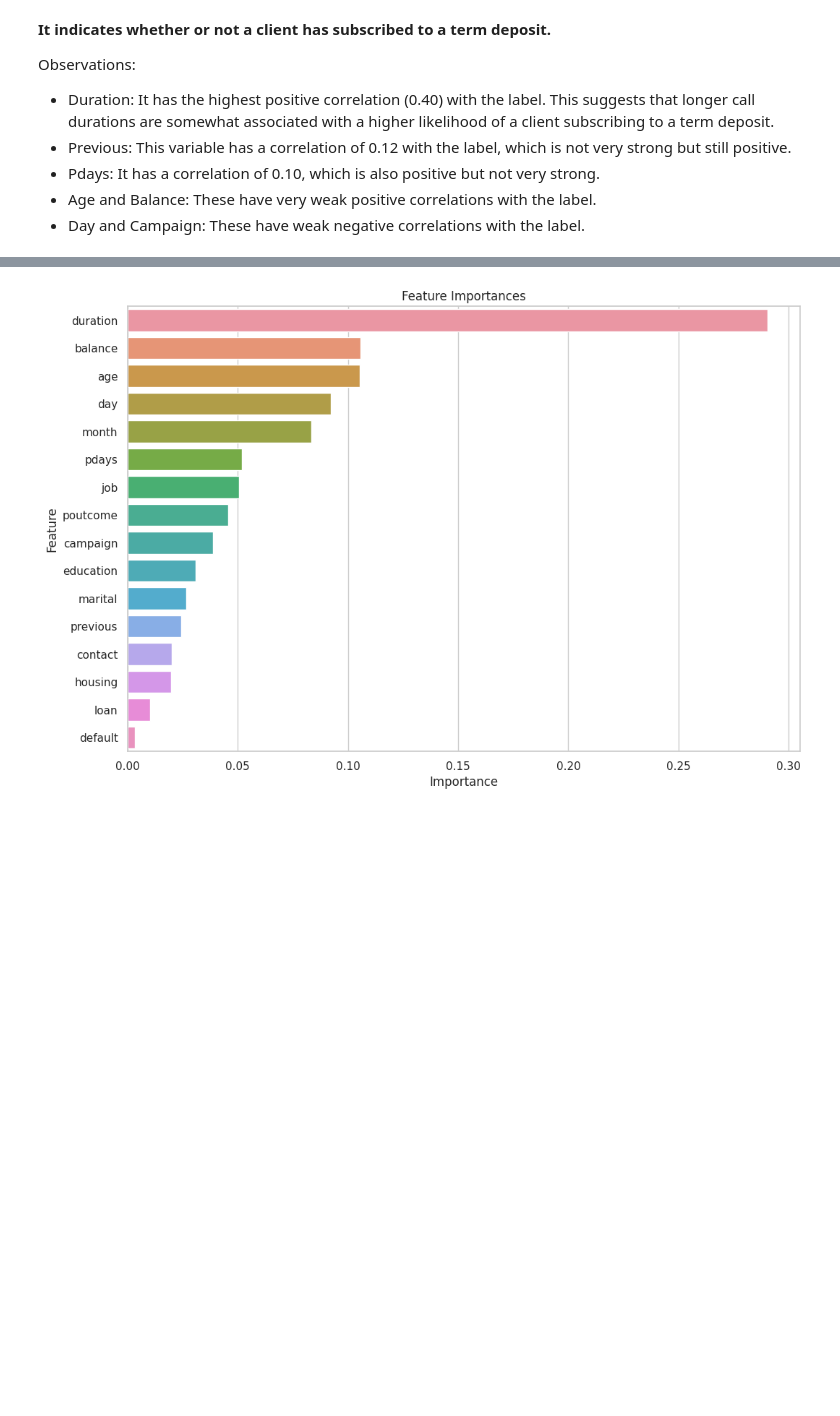
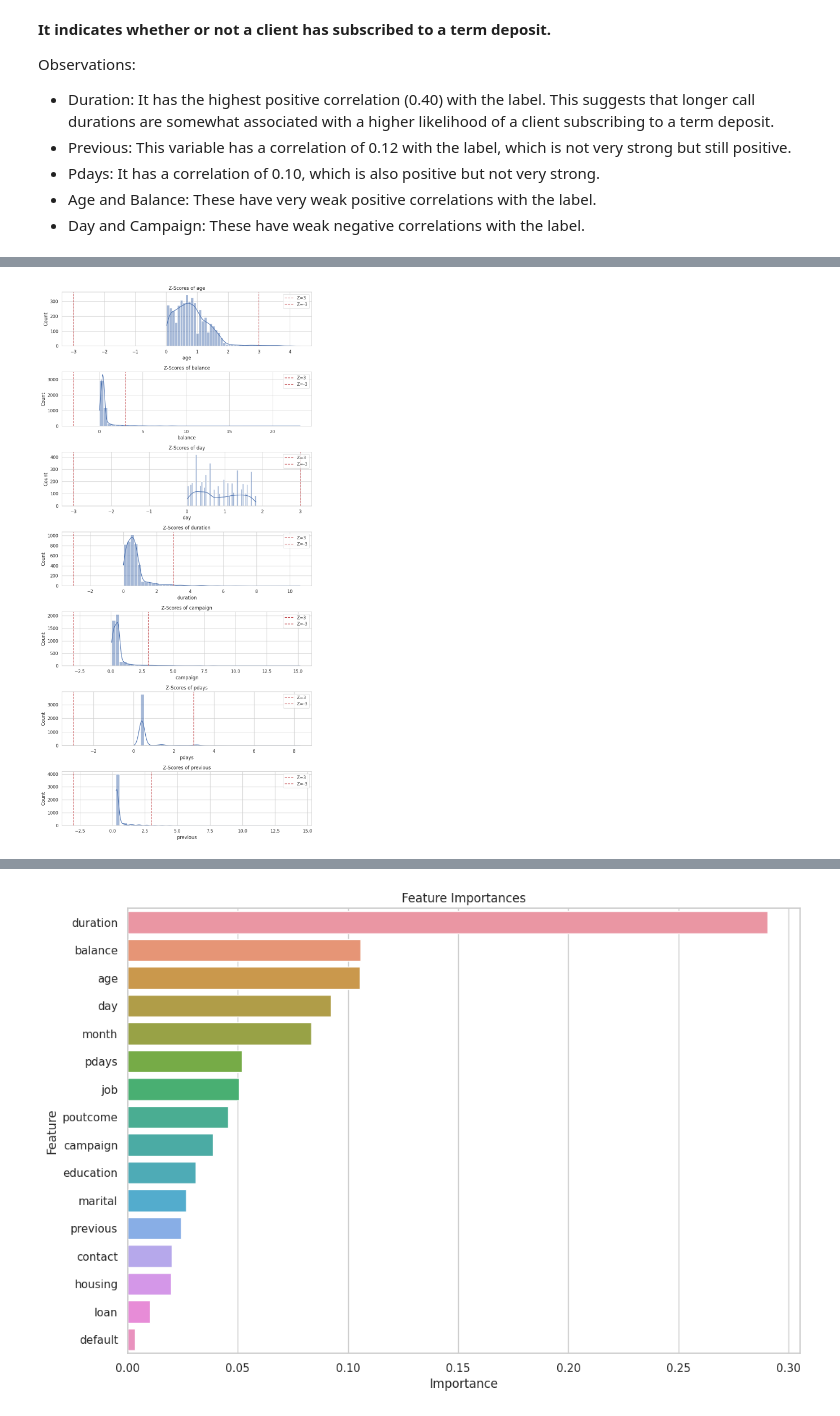
Before and after one commit to AIFahim/AIFahim-Blockstak-ML, a Jupyter notebook: EDA.ipynb, the cells around one changed output, grey strips where cells are left out. Cells and saved outputs as stored; diff of their text form; code cells hidden in the pictures; blank space fills up the shorter version.

```diff
--- a/EDA.ipynb
+++ b/EDA.ipynb
@@ -235,0 +239,14 @@ Observations:
+# %%
+from scipy import stats
+import numpy as np
+
+# Calculate z-scores to identify outliers
+z_scores = np.abs(stats.zscore(df.select_dtypes(include=[np.number])))
+
+# Get boolean array indicating the presence of outliers
+outliers = (z_scores > 3)
+
+# Count outliers per feature
+outliers_count = pd.DataFrame(outliers, columns=df.select_dtypes(include=[np.number]).columns).sum()
+
+outliers_count
@@ -235,0 +262,22 @@ Observations:
+# %%
+# List of numerical features to check for outliers
+numerical_features = df.select_dtypes(include=[np.number]).columns
+
+# Convert the z-scores array to a DataFrame for easier plotting
+z_scores_df = pd.DataFrame(z_scores, columns=numerical_features)
+
+# Create subplots for z-scores
+fig, axes = plt.subplots(len(numerical_features), 1, figsize=(10, 20))
+
+# Plot histograms to visualize z-scores
+for i, feature in enumerate(numerical_features):
+    sns.histplot(z_scores_df[feature], bins=50, ax=axes[i], kde=True)
+    axes[i].set_title(f'Z-Scores of {feature}')
+    axes[i].axvline(3, color='r', linestyle='--', label='Z=3')
+    axes[i].axvline(-3, color='r', linestyle='--', label='Z=-3')
+    axes[i].legend()
+
+plt.tight_layout()
+plt.show()
+# %% [output]
+[figure, added]
```
Also changed, not shown: parts of 12 cells of this notebook.
